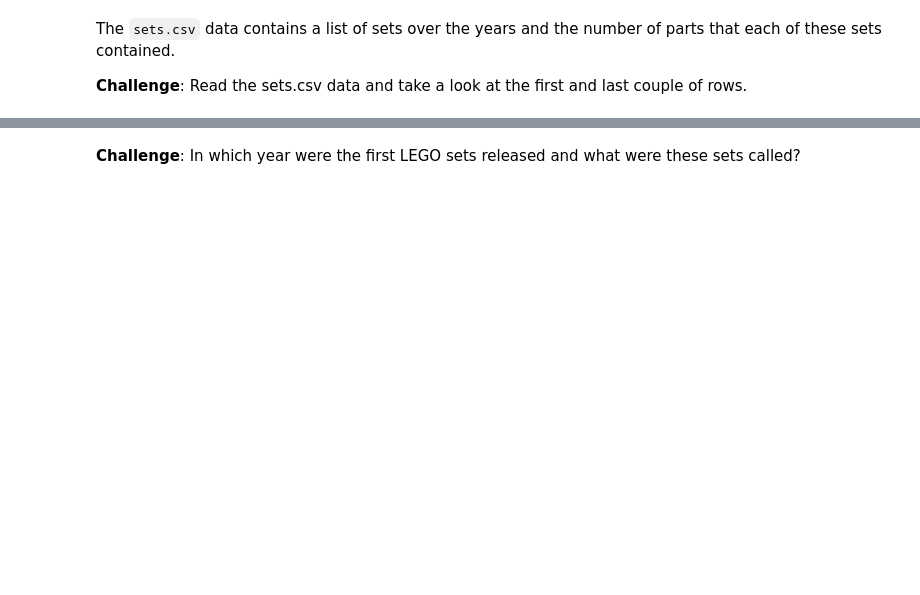
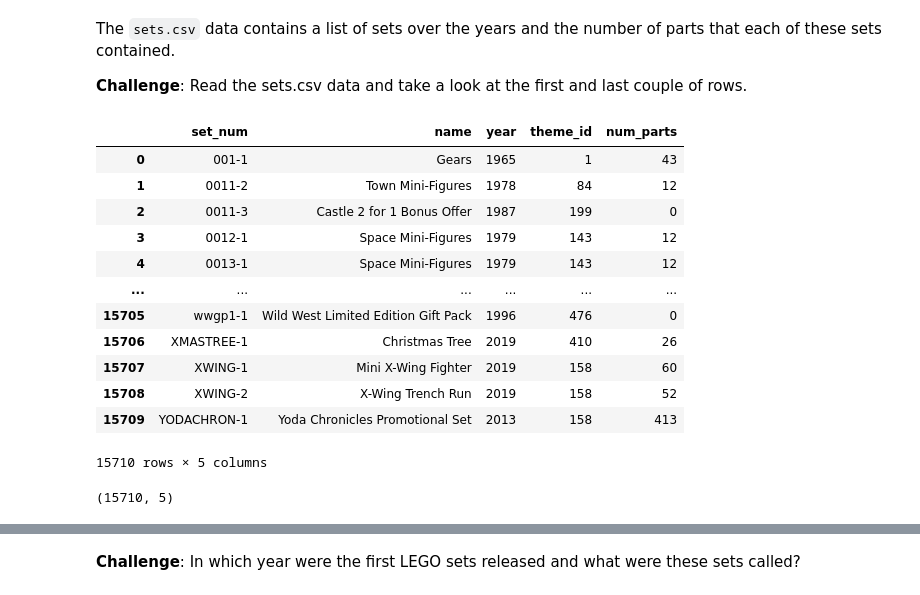
Before and after one commit to ksg-dev/lego-data, a Jupyter notebook: Lego_Analysis_for_Course_(start).ipynb, the cells around one changed output, grey strips where cells are left out. Saved outputs shown, nothing was run; the diff lists cells and outputs as text; code cells hidden in the pictures; blank space fills up the shorter version.

Commit message:
import sets data, prelim discovery

```diff
--- a/Lego_Analysis_for_Course_(start).ipynb
+++ b/Lego_Analysis_for_Course_(start).ipynb
@@ -80,3 +80,25 @@ A lego set is a particular box of LEGO or product. Therefore, a single theme typ
 The <code>sets.csv</code> data contains a list of sets over the years and the number of parts that each of these sets contained.
 
 **Challenge**: Read the sets.csv data and take a look at the first and last couple of rows.
+# %%
+sets = pd.read_csv('data/sets.csv')
+# %%
+sets
+# %% [output]
+|  | set_num | name | year | theme_id | num_parts |
+| 0 | 001-1 | Gears | 1965 | 1 | 43 |
+| 1 | 0011-2 | Town Mini-Figures | 1978 | 84 | 12 |
+| 2 | 0011-3 | Castle 2 for 1 Bonus Offer | 1987 | 199 | 0 |
+| 3 | 0012-1 | Space Mini-Figures | 1979 | 143 | 12 |
+| 4 | 0013-1 | Space Mini-Figures | 1979 | 143 | 12 |
+| ... | ... | ... | ... | ... | ... |
+| 15705 | wwgp1-1 | Wild West Limited Edition Gift Pack | 1996 | 476 | 0 |
+| 15706 | XMASTREE-1 | Christmas Tree | 2019 | 410 | 26 |
+| 15707 | XWING-1 | Mini X-Wing Fighter | 2019 | 158 | 60 |
+| 15708 | XWING-2 | X-Wing Trench Run | 2019 | 158 | 52 |
+| 15709 | YODACHRON-1 | Yoda Chronicles Promotional Set | 2013 | 158 | 413 |
+15710 rows × 5 columns
+# %%
+sets.shape
+# %% [output]
+(15710, 5)
```
Also changed, not shown: parts of 10 cells of this notebook, 1 other file.
